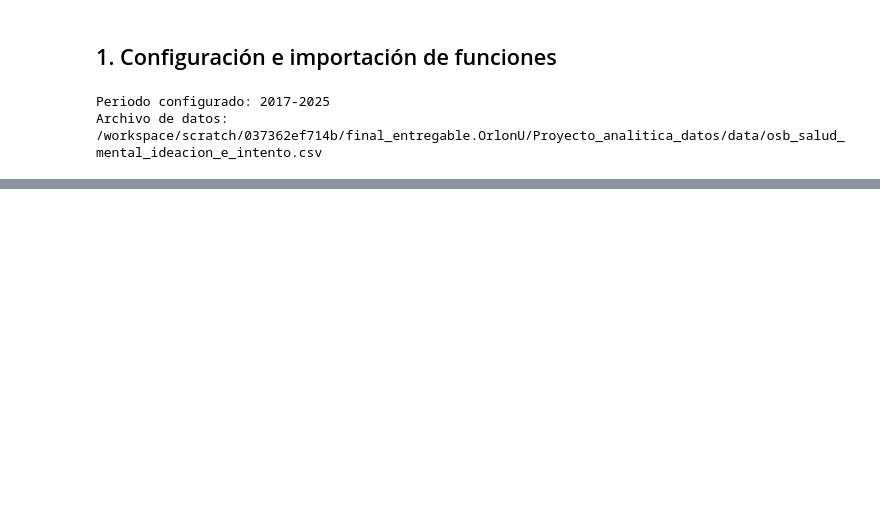
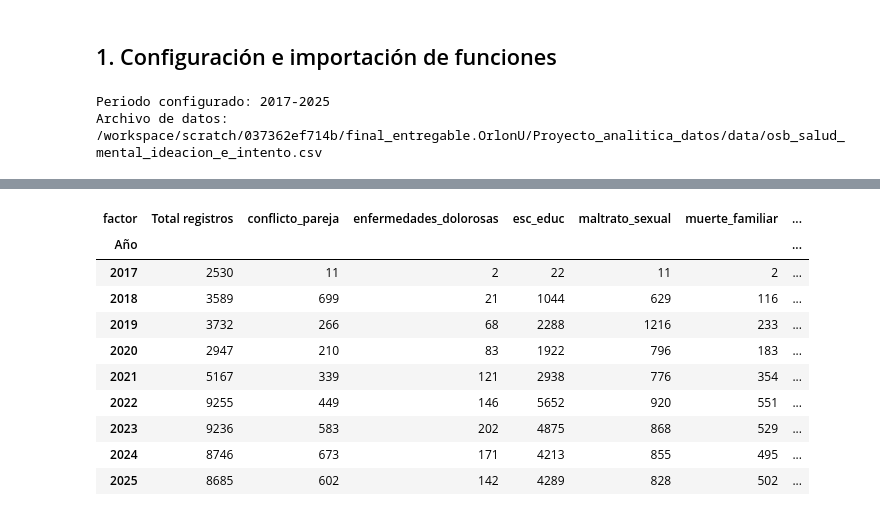
Before and after one commit to Pyate40/proyecto_analitica_datos, a Jupyter notebook: notebooks/analisis_factores_ideacion_suicida.ipynb, the cells around one changed output, grey strips where cells are left out. Drawn from its saved outputs; the diff is of its cells as text; code cells hidden in the pictures; blank space fills up the shorter version.

```diff
--- a/notebooks/analisis_factores_ideacion_suicida.ipynb
+++ b/notebooks/analisis_factores_ideacion_suicida.ipynb
@@ -179,0 +48,20 @@ if resultado_cochran.loc[0, "p-valor"] < 0.05:
+# %%
+# Se carga la base completa, con todas sus columnas.
+datos = cargar_datos(RUTA_DATOS)
+
+print(f"Dimensiones de la base completa: {datos.shape[0]} filas y {datos.shape[1]} columnas")
+display(datos.head(5))
+
+# Después de observar la fuente, se conservan solo las doce columnas necesarias.
+datos_seleccionados = seleccionar_columnas(datos)
+
+# Se revisan nulos, categorías de filtro y valores binarios antes de filtrar.
+reporte_calidad = validar_datos(datos_seleccionados)
+display(reporte_calidad)
+print("Categorías de conducta y ciclo vital: escritura correcta.")
+print("Factores desencadenantes: valores limitados a 0 y 1.")
+
+# Finalmente se seleccionan la conducta, el ciclo vital y el periodo definidos.
+datos_estudio = filtrar_poblacion(datos_seleccionados, ANO_INICIAL, ANO_FINAL)
+
+print(f"Registros seleccionados para el análisis: {len(datos_estudio)}")
@@ -183,0 +127,21 @@ grafico_ranking_global(ranking)
+# %%
+tabla_frecuencias = resumen_anual.pivot(
+    index="Año", columns="factor", values="Frecuencia"
+)
+
+# El total anual es el denominador utilizado para calcular las proporciones.
+totales_anuales = datos_estudio.groupby("ano_notificacion").size()
+tabla_frecuencias.insert(0, "Total registros", totales_anuales)
+display(tabla_frecuencias)
+# %% [output]
+| factor | Total registros | conflicto_pareja | enfermedades_dolorosas | esc_educ | maltrato_sexual | muerte_familiar | ... |
+| Año |  |  |  |  |  |  | ... |
+| 2017 | 2530 | 11 | 2 | 22 | 11 | 2 | ... |
+| 2018 | 3589 | 699 | 21 | 1044 | 629 | 116 | ... |
+| 2019 | 3732 | 266 | 68 | 2288 | 1216 | 233 | ... |
+| 2020 | 2947 | 210 | 83 | 1922 | 796 | 183 | ... |
+| 2021 | 5167 | 339 | 121 | 2938 | 776 | 354 | ... |
+| 2022 | 9255 | 449 | 146 | 5652 | 920 | 551 | ... |
+| 2023 | 9236 | 583 | 202 | 4875 | 868 | 529 | ... |
+| 2024 | 8746 | 673 | 171 | 4213 | 855 | 495 | ... |
+| 2025 | 8685 | 602 | 142 | 4289 | 828 | 502 | ... |
```
Also changed, not shown: parts of 28 cells of this notebook.
